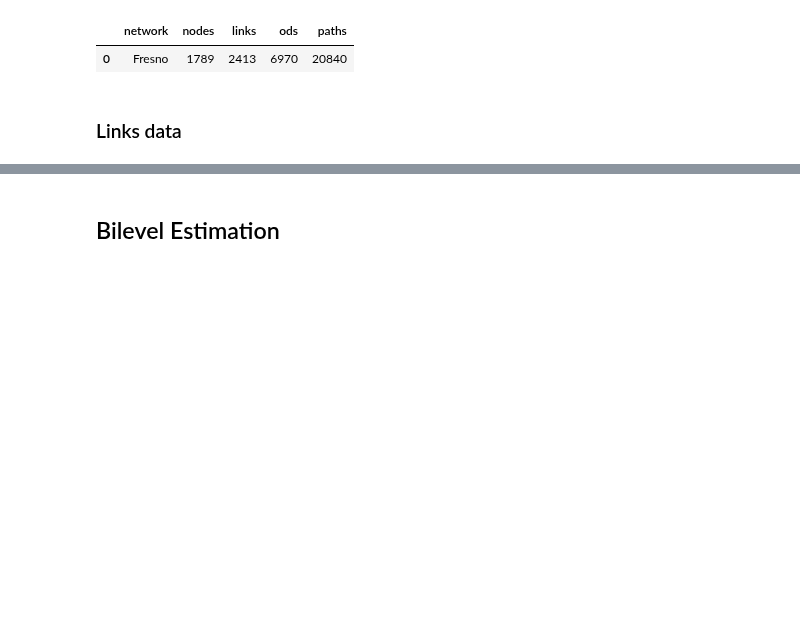
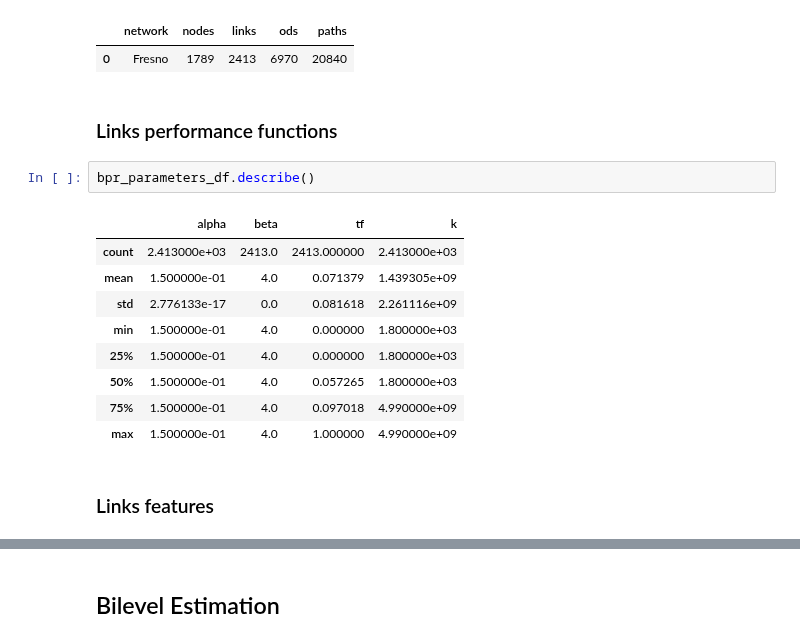
Before and after one commit to pabloguarda/isuelogit, a Jupyter notebook: notebooks/lue_fresno_network-2019.ipynb, the cells around one changed output, grey strips where cells are left out. Saved outputs shown, nothing was run; the diff lists cells and outputs as text; blank space fills up the shorter version.

```diff
--- a/notebooks/lue_fresno_network-2019.ipynb
+++ b/notebooks/lue_fresno_network-2019.ipynb
@@ -154,8 +154,22 @@ isl.descriptive_statistics.summary_table_networks([fresno_network])
 # %% [output]
 |  | network | nodes | links | ods | paths |
 | 0 | Fresno | 1789 | 2413 | 6970 | 20840 |
+# %% [markdown]
+### Links performance functions
+# %%
+bpr_parameters_df.describe()
+# %% [output]
+|  | alpha | beta | tf | k |
+| count | 2.413000e+03 | 2413.0 | 2413.000000 | 2.413000e+03 |
+| mean | 1.500000e-01 | 4.0 | 0.071379 | 1.439305e+09 |
+| std | 2.776133e-17 | 0.0 | 0.081618 | 2.261116e+09 |
+| min | 1.500000e-01 | 4.0 | 0.000000 | 1.800000e+03 |
+| 25% | 1.500000e-01 | 4.0 | 0.000000 | 1.800000e+03 |
+| 50% | 1.500000e-01 | 4.0 | 0.057265 | 1.800000e+03 |
+| 75% | 1.500000e-01 | 4.0 | 0.097018 | 4.990000e+09 |
+| max | 1.500000e-01 | 4.0 | 1.000000 | 4.990000e+09 |
 # %% [markdown]
-### Links data
+### Links features
 # %%
 summary_table_links_df = fresno_network.Z_data
 estimation_reporter.write_table(df = summary_table_links_df, filename = 'links_data.csv', float_format = '%.3f')
```
Also changed, not shown: parts of 5 cells of this notebook.
